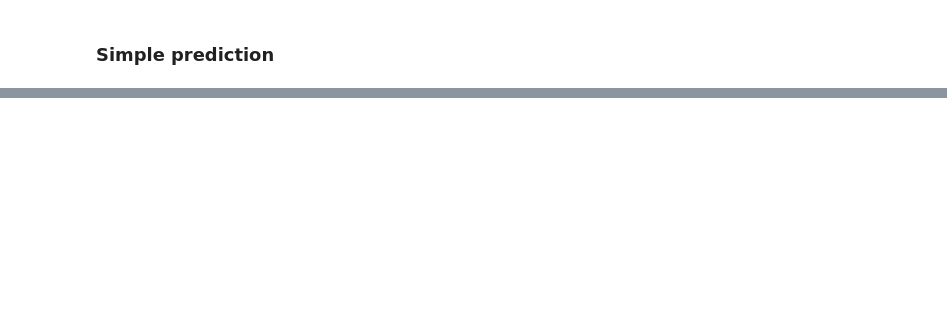
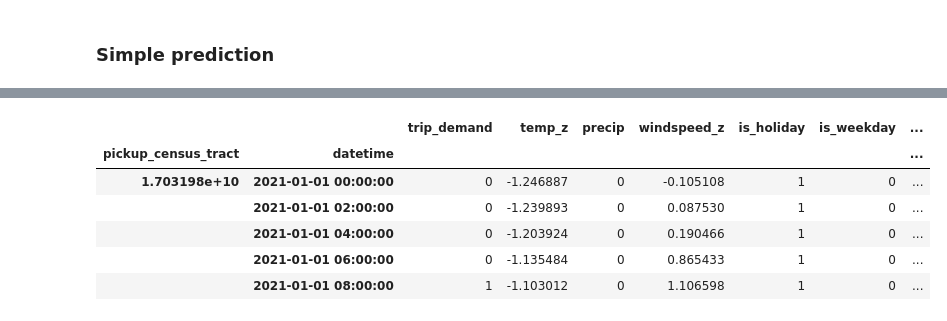
Before and after one commit to DominikH33/AAA-2023, a Jupyter notebook: X_Predictive_Analysis_Neural_Network.ipynb, the cells around one changed output, grey strips where cells are left out. Cells and saved outputs as stored; diff of their text form; code cells hidden in the pictures; blank space fills up the shorter version.

```diff
--- a/X_Predictive_Analysis_Neural_Network.ipynb
+++ b/X_Predictive_Analysis_Neural_Network.ipynb
@@ -163,0 +658,12 @@ Epoch 15/15
+# %%
+file_path = "./data/"
+Aggregated_Census_2H = pd.read_pickle(f"{file_path}taxi_by_census_tract_2H.pkl")
+Aggregated_Census_2H.head()
+# %% [output]
+|  |  | trip_demand | temp_z | precip | windspeed_z | is_holiday | is_weekday | ... |
+| pickup_census_tract | datetime |  |  |  |  |  |  | ... |
+| 1.703198e+10 | 2021-01-01 00:00:00 | 0 | -1.246887 | 0 | -0.105108 | 1 | 0 | ... |
+|  | 2021-01-01 02:00:00 | 0 | -1.239893 | 0 | 0.087530 | 1 | 0 | ... |
+|  | 2021-01-01 04:00:00 | 0 | -1.203924 | 0 | 0.190466 | 1 | 0 | ... |
+|  | 2021-01-01 06:00:00 | 0 | -1.135484 | 0 | 0.865433 | 1 | 0 | ... |
+|  | 2021-01-01 08:00:00 | 1 | -1.103012 | 0 | 1.106598 | 1 | 0 | ... |
```
Also changed, not shown: parts of 71 cells of this notebook.
